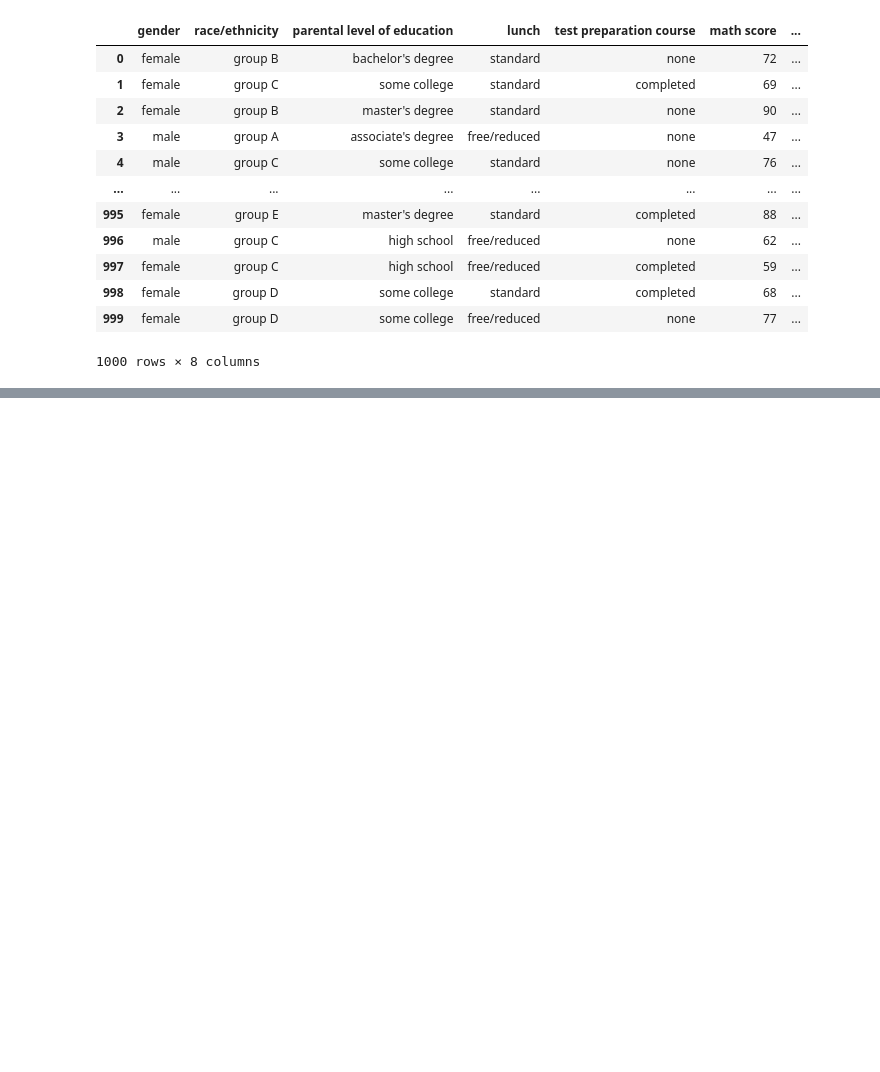
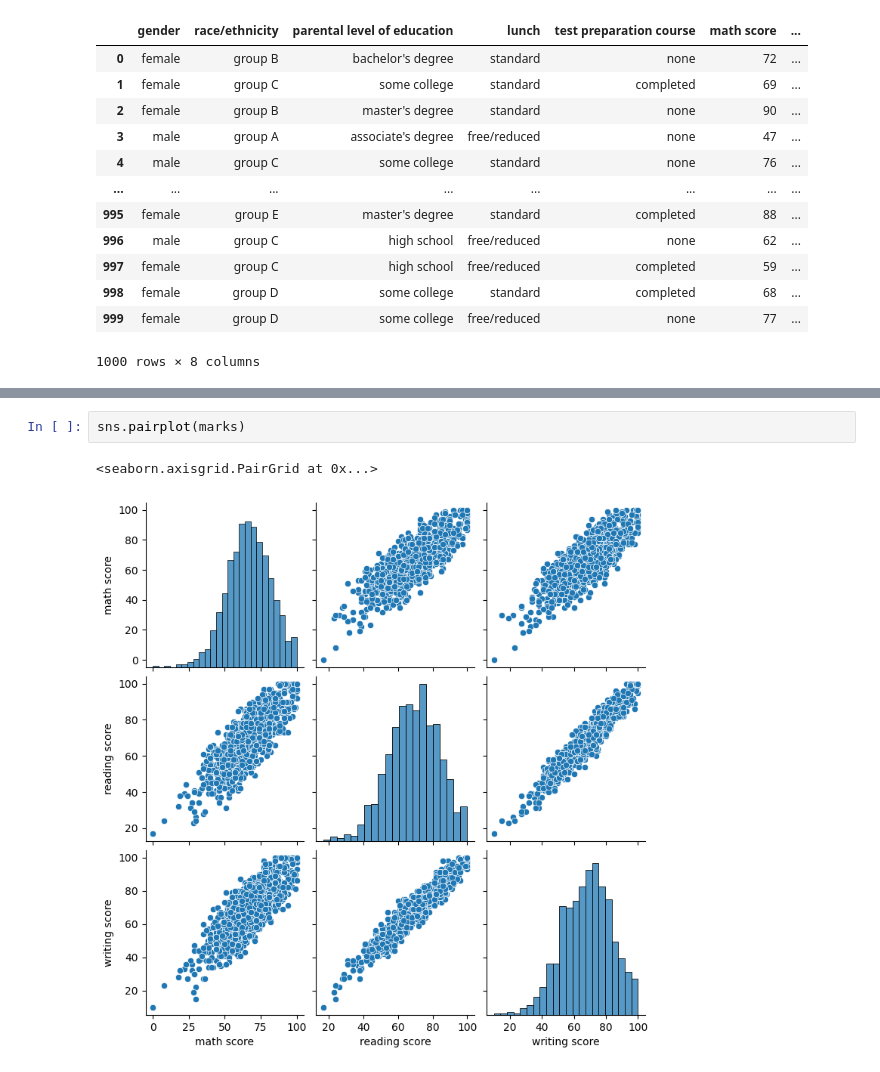
Before and after one commit to MohitMahajan03/6th-SEM, a Jupyter notebook: Data Science/Lab/Q4 Students.ipynb, the cells around one changed output, grey strips where cells are left out. Saved outputs shown, nothing was run; the diff lists cells and outputs as text; blank space fills up the shorter version.

```diff
--- a/Data Science/Lab/Q4 Students.ipynb
+++ b/Data Science/Lab/Q4 Students.ipynb
@@ -29,0 +37,5 @@ Name: count, dtype: int64
+# %%
+sns.pairplot(marks)
+# %% [output]
+<seaborn.axisgrid.PairGrid at 0x...>
+[figure, added]
```
Also changed, not shown: parts of 2 cells of this notebook, 3 other files.
